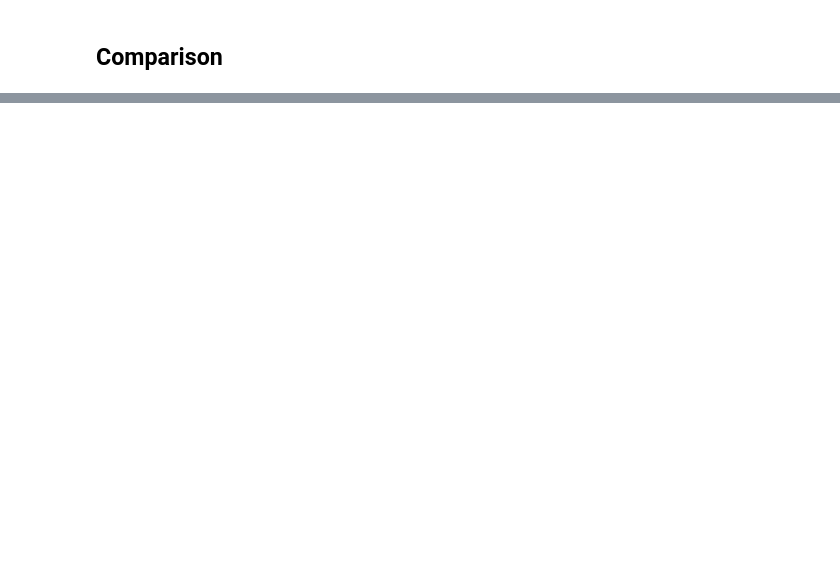
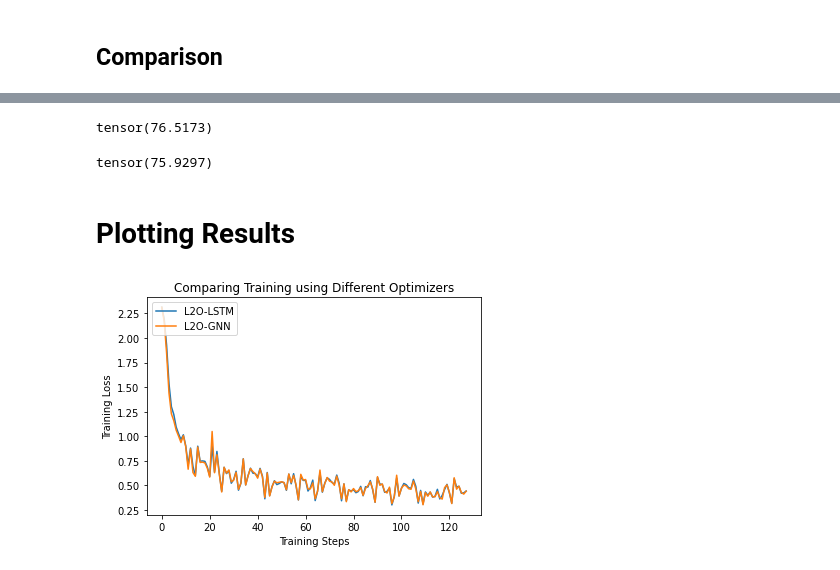
Before and after one commit to 123jsen/L2O-with-GNN, a Jupyter notebook: systematic_comp.ipynb, the cells around one changed output, grey strips where cells are left out. Cells and saved outputs as stored; diff of their text form; code cells hidden in the pictures; blank space fills up the shorter version.

Commit message:
Done part on statistics

```diff
--- a/systematic_comp.ipynb
+++ b/systematic_comp.ipynb
@@ -25,0 +96,10 @@ for i in range(num_optimizers):
+# %%
+# Train with lstm
+for i in range(num_optimizers):
+    lstm_optimizer = lstm_l2o_optimizer().to(device)
+    lstm_optimizer.load_state_dict(torch.load(f"trained_model/lstm_optimizer_{i}.pth"))
+    lstm_optimizer.eval()
+
+    his_lstm[i] = train_with_lstm(lstm_optimizer, model_for_lstm[i], train_dataloader, num_epochs=4)
+
+    his_lstm[i] = torch.tensor(his_lstm[i]).reshape(-1)
@@ -25,0 +124,10 @@ for i in range(num_optimizers):
+# %%
+# Train with gnn
+for i in range(num_optimizers):
+    gnn_optimizer = gnn_l2o_optimizer().to(device)
+    gnn_optimizer.load_state_dict(torch.load(f"trained_model/gnn_optimizer_{i}.pth"))
+    gnn_optimizer.eval()
+
+    his_gnn[i] = train_with_GNN(gnn_optimizer, model_for_gnn[i], train_dataloader, num_epochs=4)
+
+    his_gnn[i] = torch.tensor(his_gnn[i]).reshape(-1)
@@ -25,0 +152,17 @@ for i in range(num_optimizers):
+# %%
+# Statistics
+acc_loss_lstm = [torch.sum(his_lstm[i]) for i in range(num_optimizers)]
+acc_loss_gnn = [torch.sum(his_gnn[i]) for i in range(num_optimizers)]
+# %%
+acc_loss_lstm = torch.tensor(acc_loss_lstm)
+acc_loss_gnn = torch.tensor(acc_loss_gnn)
+# %%
+acc_loss_lstm.min()
+# %% [output]
+tensor(76.5173)
+# %%
+acc_loss_gnn.min()
+# %% [output]
+tensor(75.9297)
+# %% [markdown]
+# Plotting Results
@@ -25,0 +171,15 @@ for i in range(num_optimizers):
+# %%
+plt.xlabel('Training Steps')
+plt.ylabel('Training Loss')
+plt.title('Comparing Training using Different Optimizers')
+
+lstm_index = acc_loss_lstm.argmin()
+gnn_index = acc_loss_gnn.argmin()
+
+plt.plot(his_lstm[lstm_index], label="L2O-LSTM")
+plt.plot(his_gnn[gnn_index], label="L2O-GNN")
+
+plt.legend(loc="upper left")
+plt.show()
+# %% [output]
+[figure, added]
```
Also changed, not shown: parts of 13 cells of this notebook, 5 other files.
